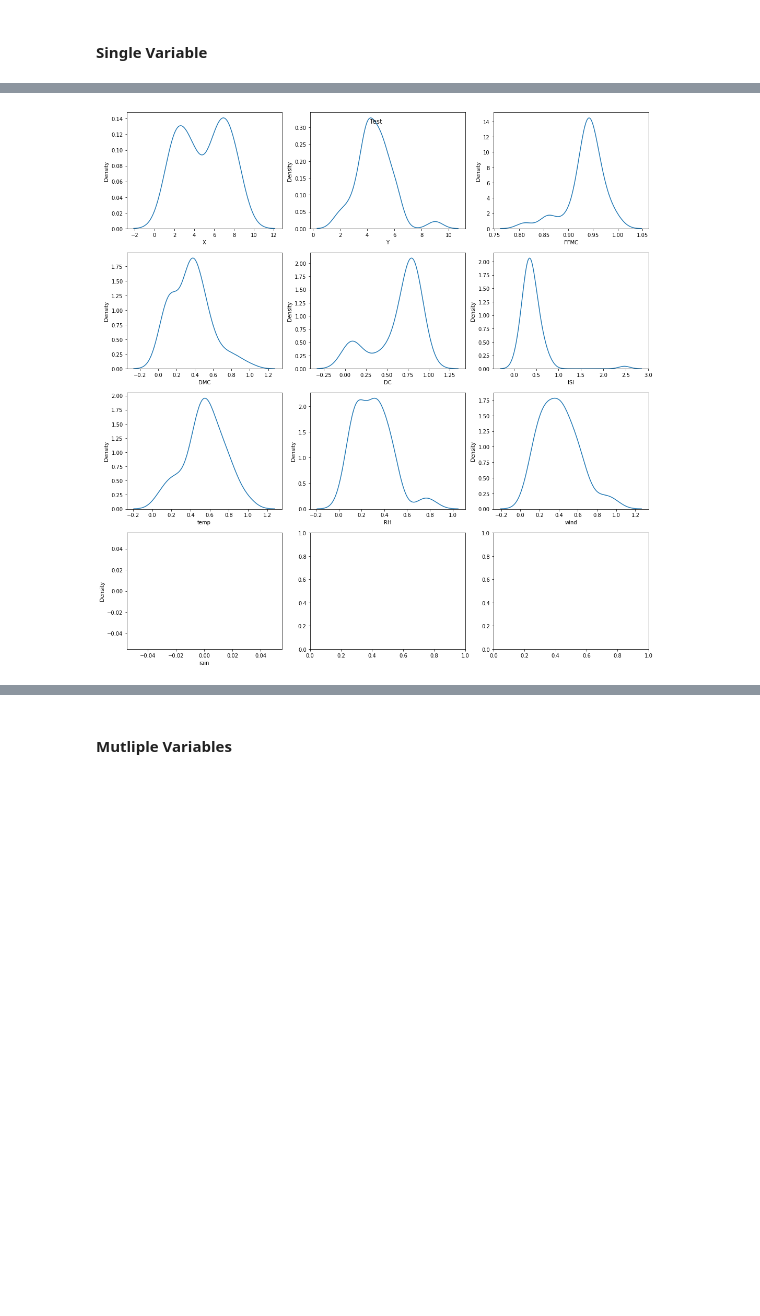
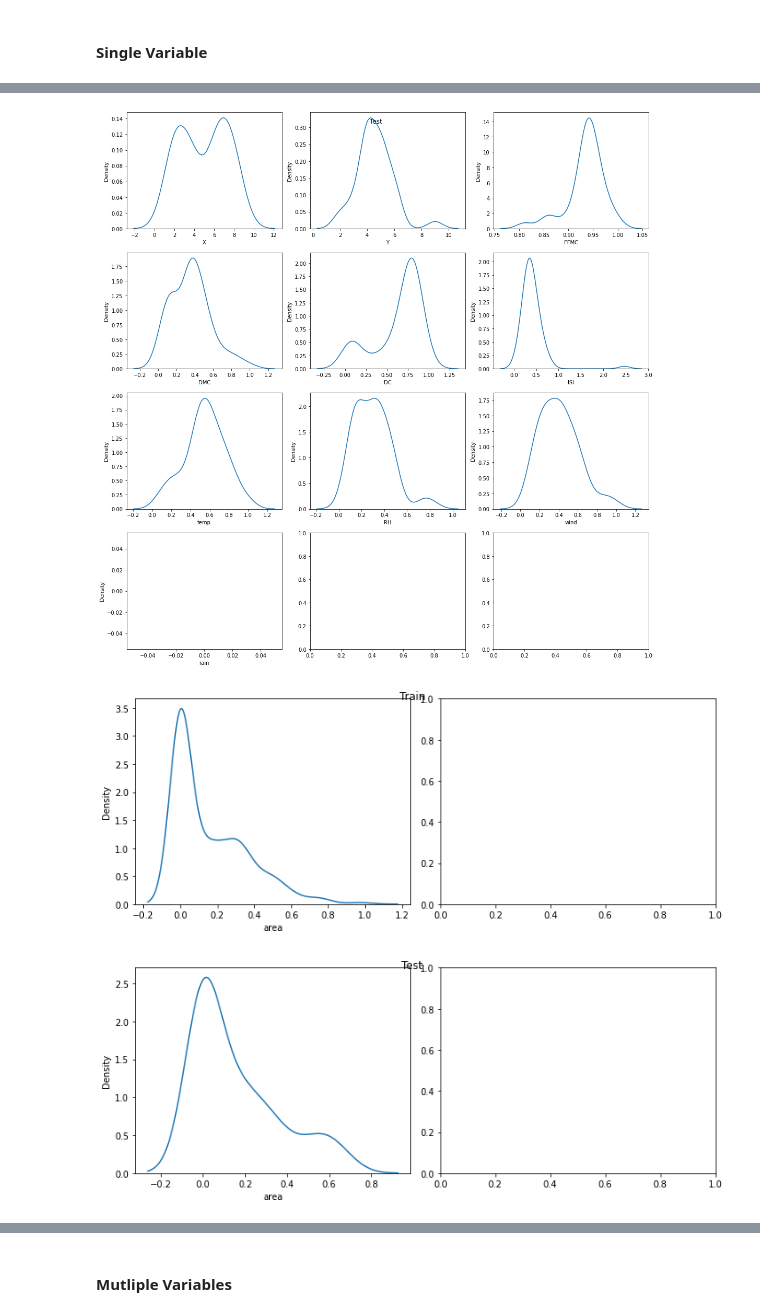
Before and after one commit to MaxZx3000/Forest-Fire, a Jupyter notebook: Final_Project_Forest_Fire_Classifier_(Anthony_Kevin_Oktavius).ipynb, the cells around one changed output, grey strips where cells are left out. Saved outputs shown, nothing was run; the diff lists cells and outputs as text; code cells hidden in the pictures; blank space fills up the shorter version.

Commit message:
Added Min Max Scaler for Target Data and Make Comparison for Activation Function.

```diff
--- a/Final_Project_Forest_Fire_Classifier_(Anthony_Kevin_Oktavius).ipynb
+++ b/Final_Project_Forest_Fire_Classifier_(Anthony_Kevin_Oktavius).ipynb
@@ -336,21 +336,28 @@ min_max_fields.remove(area_field)
 x_train_scaled = x_train.copy()
 x_test_scaled = x_test.copy()
 
+y_train_scaled = pd.DataFrame(y_train.copy(), columns = [area_field])
+y_test_scaled = pd.DataFrame(y_test.copy(), columns = [area_field])
+
 min_max_scaler = MinMaxScaler()
 x_train_scaled[min_max_fields] = min_max_scaler.fit_transform(x_train[min_max_fields])
 x_test_scaled[min_max_fields] = min_max_scaler.transform(x_test[min_max_fields])
+
+min_max_scaler = MinMaxScaler()
+y_train_scaled[area_field] = min_max_scaler.fit_transform(y_train_scaled[[area_field]])
+y_test_scaled[area_field] = min_max_scaler.transform(y_test_scaled[[area_field]])
 # %% [markdown]
 ### Post Data Visualization
 # %% [markdown]
 #### Single Variable
 # %%
-def single_plot_template(df, fields, plot_type, title, nrows, ncols):
-  figure, axes = plt.subplots(nrows = nrows, ncols = ncols, figsize = (15, 15))
+def single_plot_template(df, fields, plot_type, title, nrows, ncols, figsize = (15, 15)):
+  figure, axes = plt.subplots(nrows = nrows, ncols = ncols, figsize = figsize)
   figure.suptitle(title)
   figure.subplots_adjust(top=0.96)
 
   axes = axes.flatten()
-  for index, field in enumerate(post_data_kde_fields):
+  for index, field in enumerate(fields):
     single_plot_function = eval(plot_type)
     single_plot_function(data = df, x = field, ax = axes[index])
 
@@ -359,22 +366,40 @@ def single_plot_template(df, fields, plot_type, title, nrows, ncols):
 # %%
 post_data_kde_fields = features.copy()
 
 single_plot_template(df = x_train_scaled,
                      fields = post_data_kde_fields,
                      plot_type = "sns.kdeplot",
                      title = "Train",
                      nrows = 4,
                      ncols = 3)
 
 single_plot_template(df = x_test_scaled,
                      fields = post_data_kde_fields,
                      plot_type = "sns.kdeplot",
                      title = "Test",
                      nrows = 4,
                      ncols = 3)
+
+single_plot_template(df = y_train_scaled,
+                     fields = [area_field],
+                     plot_type = "sns.kdeplot",
+                     title = "Train",
+                     nrows = 1,
+                     ncols = 2,
+                     figsize = (10, 4))
+
+single_plot_template(df = y_test_scaled,
+                     fields = [area_field],
+                     plot_type = "sns.kdeplot",
+                     title = "Test",
+                     nrows = 1,
+                     ncols = 2,
+                     figsize = (10, 4))
 # %% [output]
 [figure]
 [figure]
+[figure, added]
+[figure, added]
 # %%
 post_data_box_fields = features.copy()
 
```
Also changed, not shown: parts of 7 cells of this notebook.
